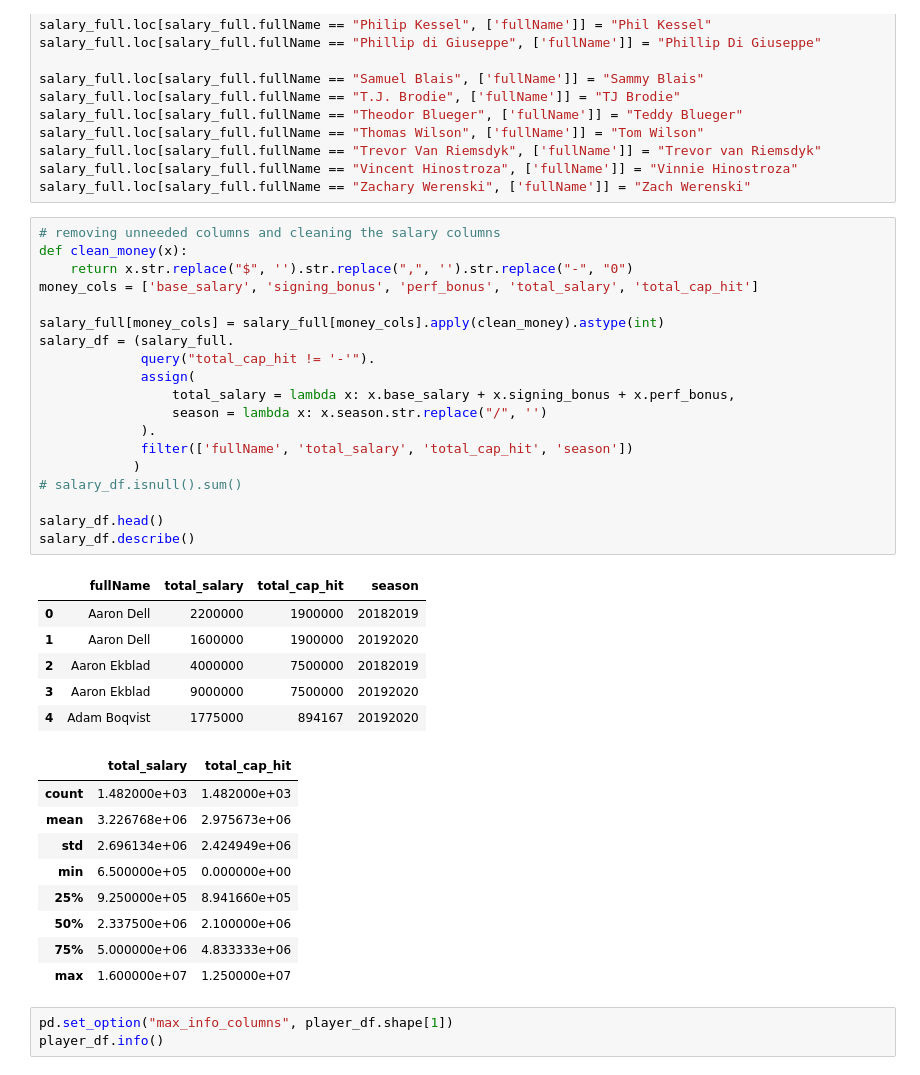
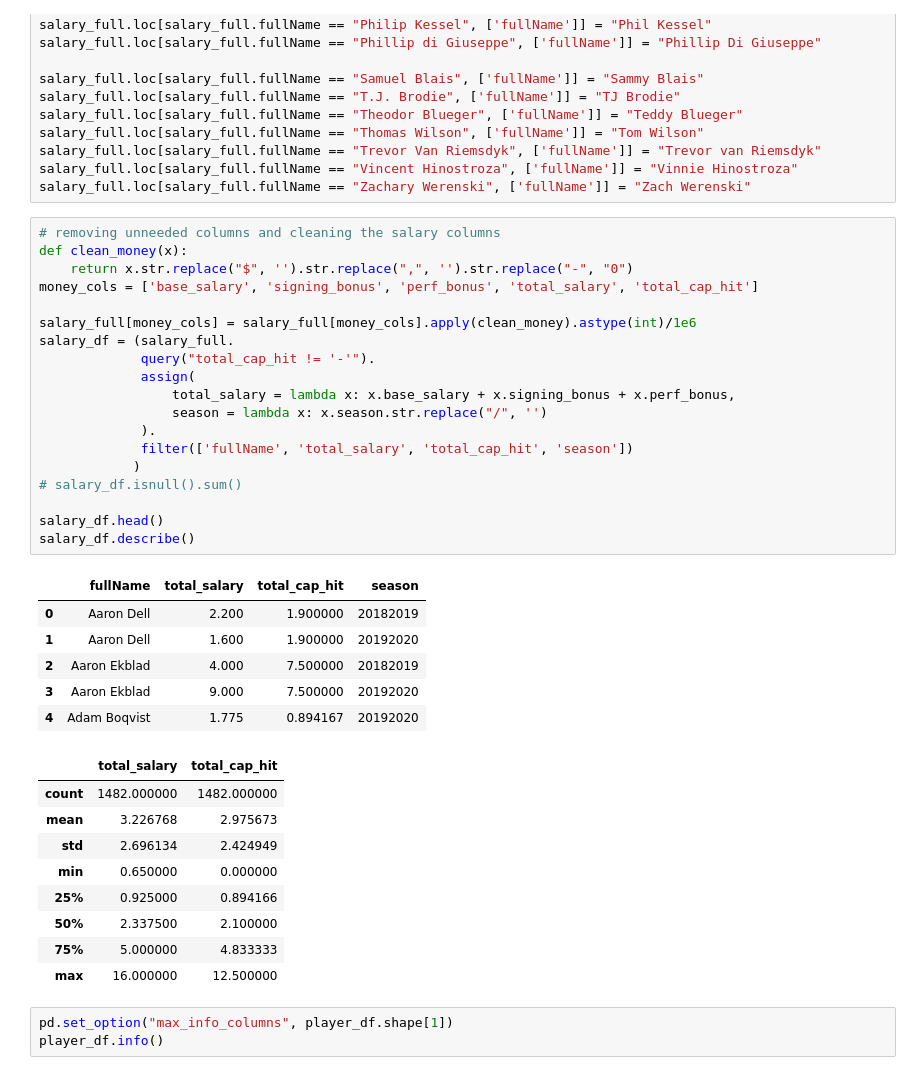
Before and after one commit to sjacobson94/COMP4449, a Jupyter notebook: midterm_project/analysis.ipynb, the cells around one changed output. Cells and saved outputs as stored; diff of their text form.

```diff
--- a/midterm_project/analysis.ipynb
+++ b/midterm_project/analysis.ipynb
@@ -134,38 +134,38 @@ salary_full.loc[salary_full.fullName == "Zachary Werenski", ['fullName']] = "Zac
 # %%
 # removing unneeded columns and cleaning the salary columns
 def clean_money(x):
     return x.str.replace("$", '').str.replace(",", '').str.replace("-", "0")
 money_cols = ['base_salary', 'signing_bonus', 'perf_bonus', 'total_salary', 'total_cap_hit']
 
-salary_full[money_cols] = salary_full[money_cols].apply(clean_money).astype(int)
+salary_full[money_cols] = salary_full[money_cols].apply(clean_money).astype(int)/1e6
 salary_df = (salary_full.
              query("total_cap_hit != '-'").
              assign(
                  total_salary = lambda x: x.base_salary + x.signing_bonus + x.perf_bonus,
                  season = lambda x: x.season.str.replace("/", '')
              ).
              filter(['fullName', 'total_salary', 'total_cap_hit', 'season'])
             )
 # salary_df.isnull().sum()
 
 salary_df.head()
 salary_df.describe()
 # %% [output]
 |  | fullName | total_salary | total_cap_hit | season |
-| 0 | Aaron Dell | 2200000 | 1900000 | 20182019 |
-| 1 | Aaron Dell | 1600000 | 1900000 | 20192020 |
-| 2 | Aaron Ekblad | 4000000 | 7500000 | 20182019 |
-| 3 | Aaron Ekblad | 9000000 | 7500000 | 20192020 |
-| 4 | Adam Boqvist | 1775000 | 894167 | 20192020 |
+| 0 | Aaron Dell | 2.200 | 1.900000 | 20182019 |
+| 1 | Aaron Dell | 1.600 | 1.900000 | 20192020 |
+| 2 | Aaron Ekblad | 4.000 | 7.500000 | 20182019 |
+| 3 | Aaron Ekblad | 9.000 | 7.500000 | 20192020 |
+| 4 | Adam Boqvist | 1.775 | 0.894167 | 20192020 |
 |  | total_salary | total_cap_hit |
-| count | 1.482000e+03 | 1.482000e+03 |
-| mean | 3.226768e+06 | 2.975673e+06 |
-| std | 2.696134e+06 | 2.424949e+06 |
-| min | 6.500000e+05 | 0.000000e+00 |
-| 25% | 9.250000e+05 | 8.941660e+05 |
-| 50% | 2.337500e+06 | 2.100000e+06 |
-| 75% | 5.000000e+06 | 4.833333e+06 |
-| max | 1.600000e+07 | 1.250000e+07 |
+| count | 1482.000000 | 1482.000000 |
+| mean | 3.226768 | 2.975673 |
+| std | 2.696134 | 2.424949 |
+| min | 0.650000 | 0.000000 |
+| 25% | 0.925000 | 0.894166 |
+| 50% | 2.337500 | 2.100000 |
+| 75% | 5.000000 | 4.833333 |
+| max | 16.000000 | 12.500000 |
 # %%
 pd.set_option("max_info_columns", player_df.shape[1])
 player_df.info()
```
Also changed, not shown: parts of 47 cells of this notebook, 1 other file.
